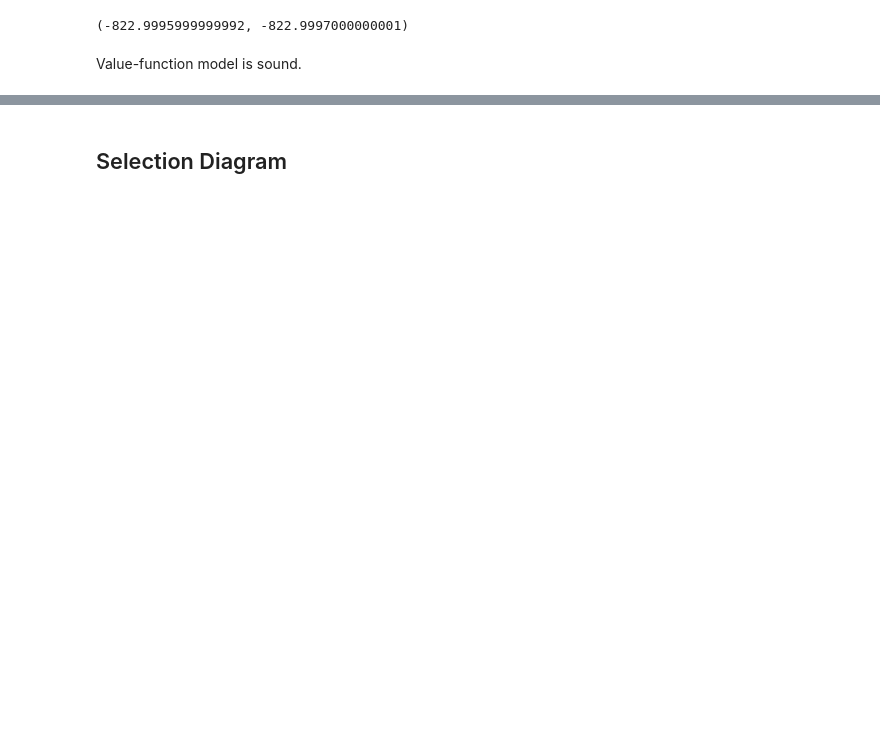
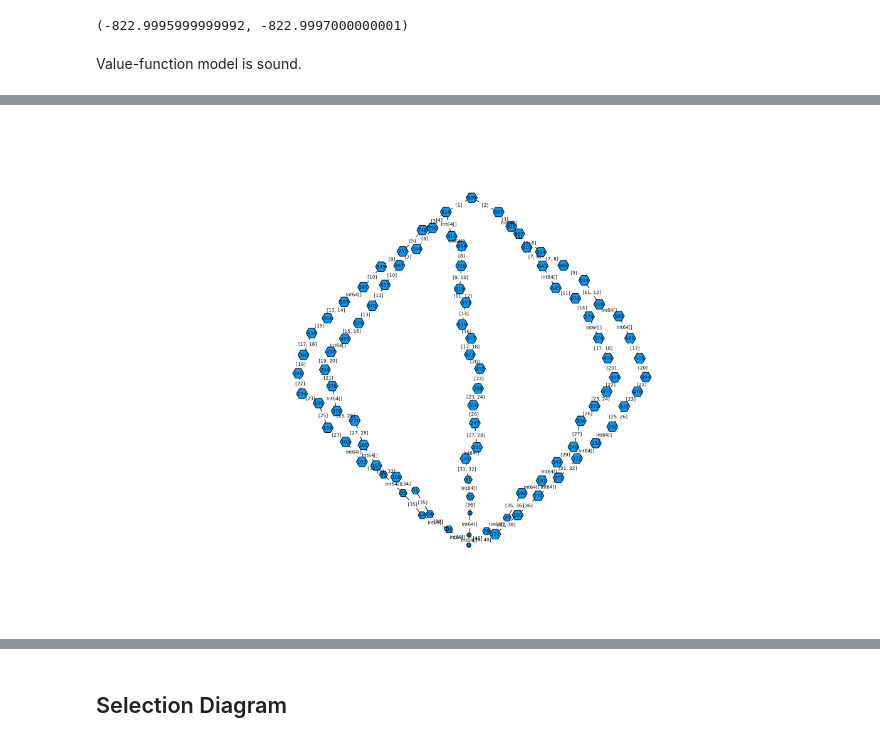
Before and after one commit to brunompacheco/CombinatorialPricing.jl, a Jupyter notebook: explore.ipynb, the cells around one changed output, grey strips where cells are left out. Drawn from its saved outputs; the diff is of its cells as text; code cells hidden in the pictures; blank space fills up the shorter version.

Commit message:
implement separation problem for decision diagrams

```diff
--- a/explore.ipynb
+++ b/explore.ipynb
@@ -3,5 +3,5 @@ using JuMP, Gurobi, CombinatorialPricing
 # %%
 # Import a problem from a file
-file = "./problems/knapsack/expset-2/kpp2-n30-01.json"
+file = "problems/knapsack/expset-4/kpp4-n40-r50-01.json"
 prob = read(file, KnapsackPricing)
 # %% [output]
@@ -80,0 +51,16 @@ Value-function model is sound.
+# %%
+ddwidth = 5
+grouping = 2
+
+# Sample some solutions
+sampler = MaximalKnapsackSampler(prob)
+samples = rand(sampler, ddwidth)
+
+# Create a parition of items into layers
+partition = Partition(prob, DefaultPartitioning(grouping))
+
+# Create an empty decision diagram
+dd = DPGraph(prob, partition)
+
+# Populate the DD with nodes using the above samples
+populate_nodes!(dd, BitSet.(samples))
@@ -80,0 +89,28 @@ Value-function model is sound.
+# %%
+using Plots, Graphs, GraphRecipes
+
+function plot_decision_diagram(dd)
+    # incidence = zeros(Int, nv(dd), nv(dd))
+
+    V = collect(vertices(dd))
+
+    g = SimpleGraph(length(V), 0)
+
+    edgelabel_dict = Dict((i,j) => "" for i in 1:length(V), j in 1:length(V))
+    for a in edges(dd)
+        i = findfirst(v -> v == a.src, V)
+        j = findfirst(v -> v == a.dst, V)
+
+        add_edge!(g, i, j)
+        # push!(edgelabels, string(a.action))
+        edgelabel_dict[(i, j)] = "$(collect(a.action))"
+        # incidence[i, j] = 1
+    end
+
+    # graphplot(incidence, names=[v[2] for v in V], curves=true, method=:tree)
+    graphplot(g, names=[v[2] for v in V], edgelabel=edgelabel_dict, curves=false, method=:tree, size=(1200,800),nodesize=.2, fontsize=5)
+end
+
+plot_decision_diagram(dd)
+# %% [output]
+[figure, added]
```
Also changed, not shown: parts of 38 cells of this notebook, 2 other files.
